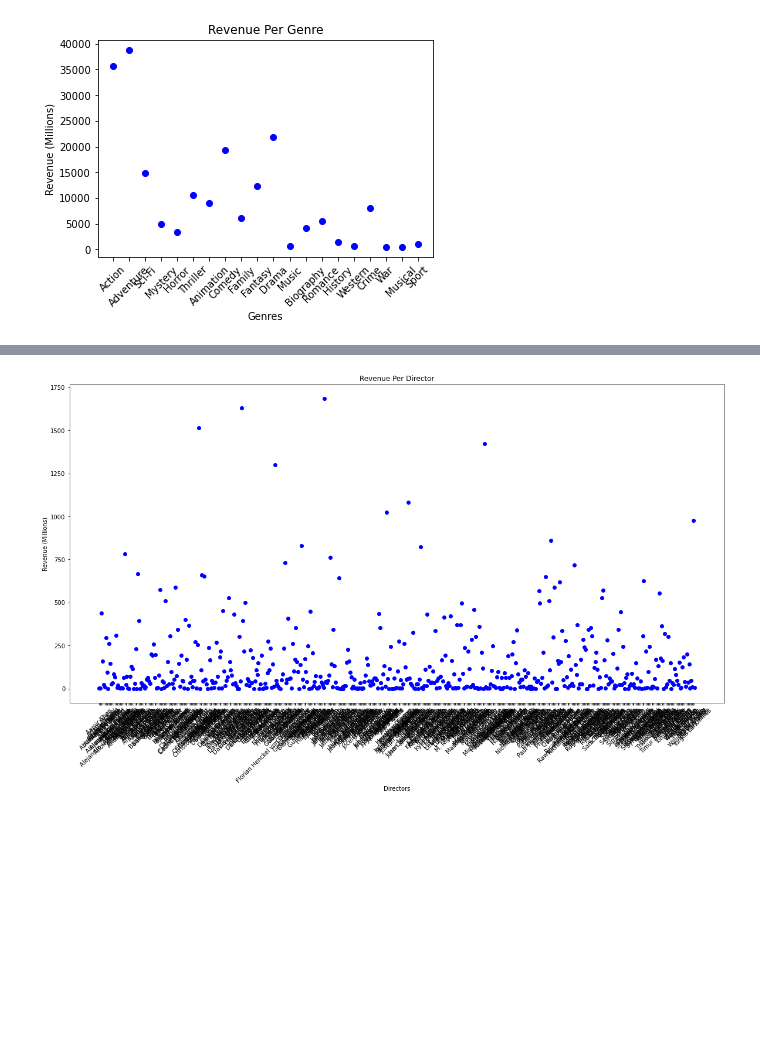
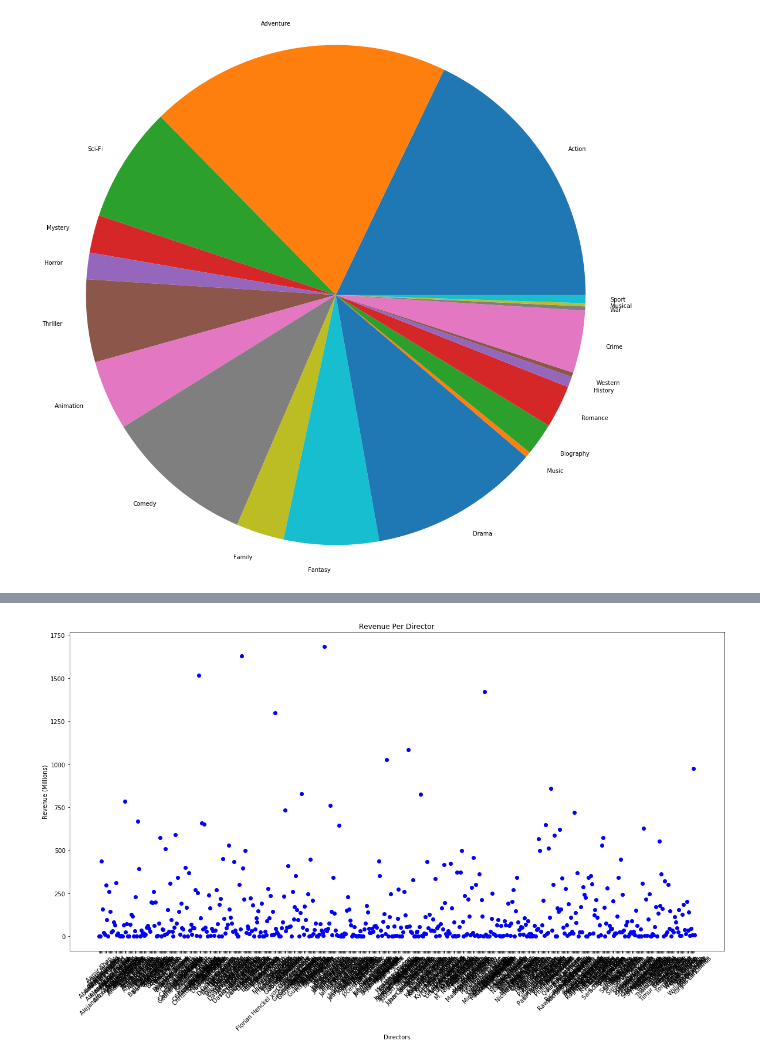
Before and after one commit to JasminePParekh/CMSC320-Final, a Jupyter notebook: 320Final.ipynb, the cells around one changed output, grey strips where cells are left out. Drawn from its saved outputs; the diff is of its cells as text; code cells hidden in the pictures; blank space fills up the shorter version.

```diff
--- a/320Final.ipynb
+++ b/320Final.ipynb
@@ -33,21 +37,16 @@ movie_data
 # %%
 '''
 Gets each genre and maps how much each genre made (allows multiple overlaps).
 '''
 
 genre_list = {}
 for i in range(len(movie_data['Genre'])):
     for j in movie_data.loc[i,'Genre']:
         if j in genre_list:
             genre_list[j] = genre_list[j] + movie_data.loc[i,'Revenue (Millions)']
         else:
             genre_list[j] = movie_data.loc[i,'Revenue (Millions)']
-for i in genre_list:
-    plt.plot(i,genre_list[i], 'o', c='b')
-plt.title('Revenue Per Genre')
-plt.xlabel('Genres')
-plt.ylabel('Revenue (Millions)')
-plt.xticks(rotation = 45)
+plt.pie(genre_list.values(), labels = genre_list.keys(), radius = 5)
 plt.show()
 # %% [output]
-[figure, old version]
+[figure, new version]
```
Also changed, not shown: parts of 11 cells of this notebook.
